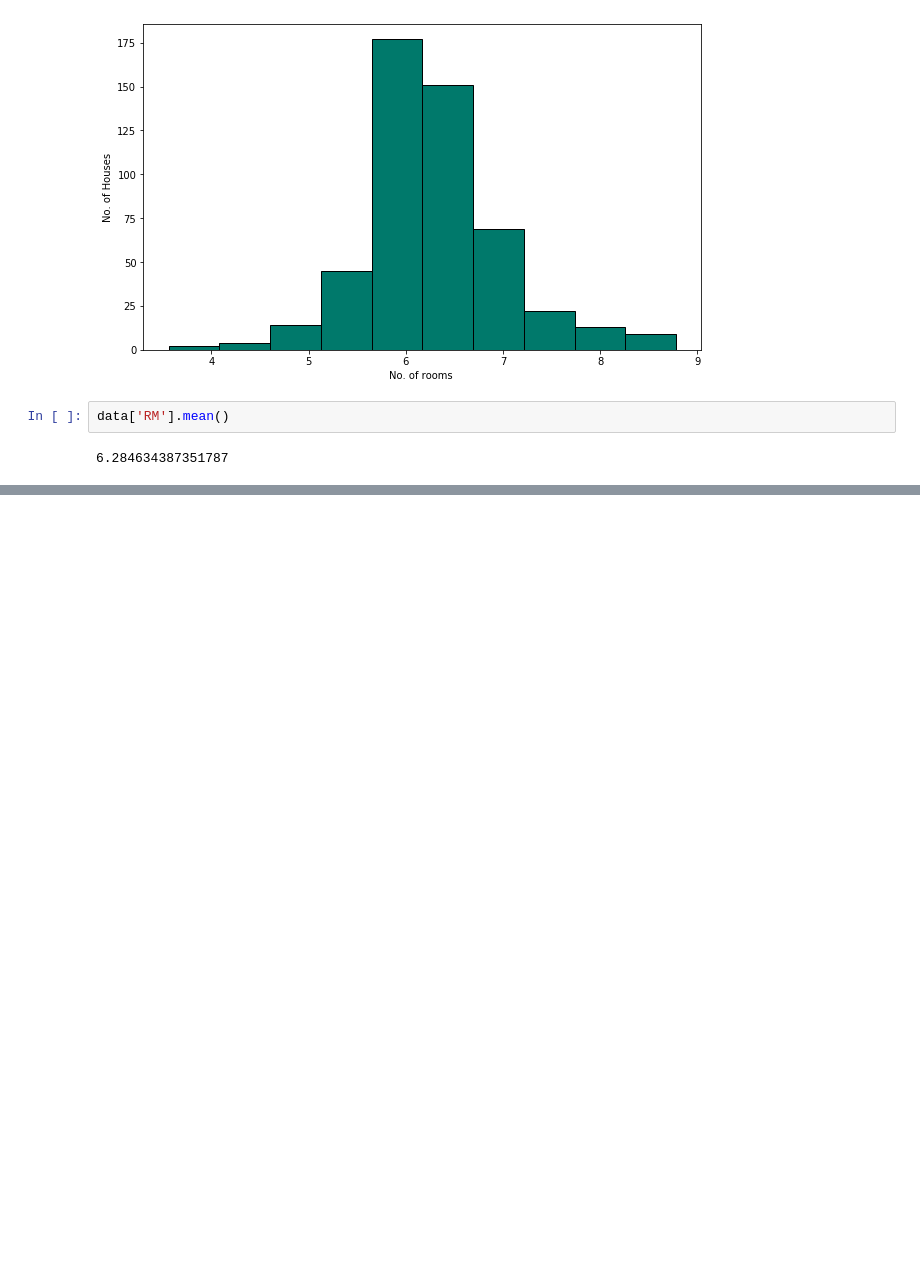
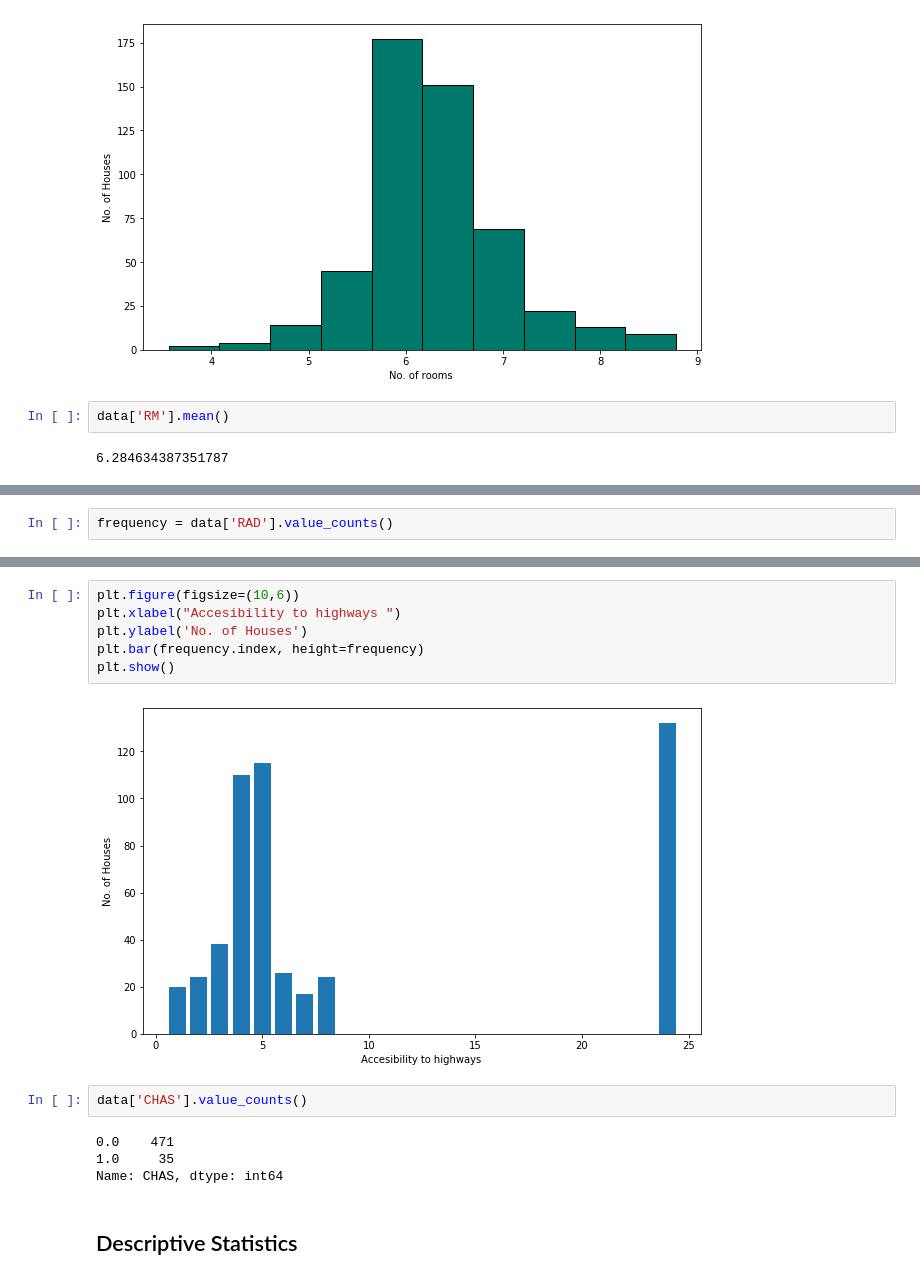
Before and after one commit to abhaypatro/House_price_predictor, a Jupyter notebook: House_price_predictor.ipynb, the cells around one changed output, grey strips where cells are left out. Drawn from its saved outputs; the diff is of its cells as text; blank space fills up the shorter version.

```diff
--- a/House_price_predictor.ipynb
+++ b/House_price_predictor.ipynb
@@ -180,0 +204,2 @@ data['RM'].mean()
+# %%
+frequency = data['RAD'].value_counts()
@@ -180,0 +219,16 @@ data['RM'].mean()
+# %%
+plt.figure(figsize=(10,6))
+plt.xlabel("Accesibility to highways ")
+plt.ylabel('No. of Houses')
+plt.bar(frequency.index, height=frequency)
+plt.show()
+# %% [output]
+[figure, added]
+# %%
+data['CHAS'].value_counts()
+# %% [output]
+0.0    471
+1.0     35
+Name: CHAS, dtype: int64
+# %% [markdown]
+## Descriptive Statistics
```
Also changed, not shown: parts of 8 cells of this notebook.
